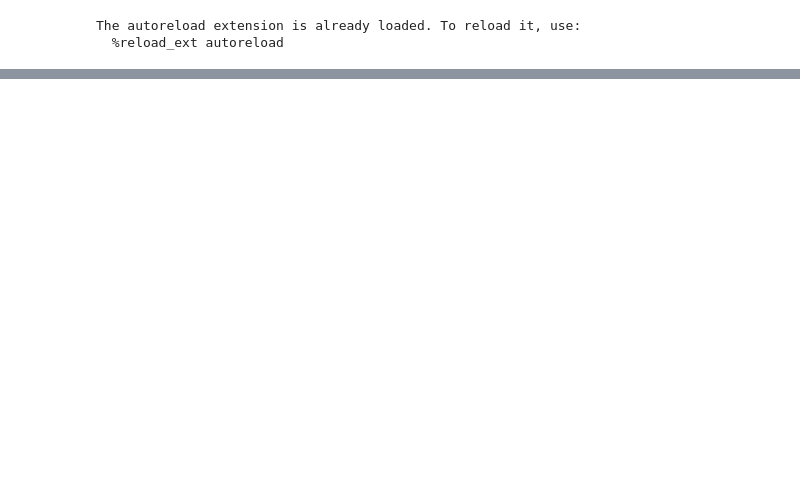
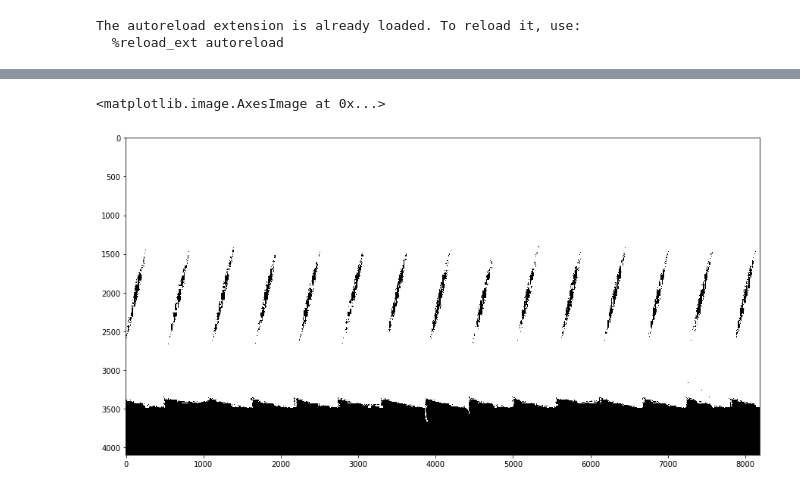
Before and after one commit to nasa-gibs/gibs-ml, a Jupyter notebook: test.ipynb, the cells around one changed output, grey strips where cells are left out. Saved outputs shown, nothing was run; the diff lists cells and outputs as text; code cells hidden in the pictures; blank space fills up the shorter version.

```diff
--- a/test.ipynb
+++ b/test.ipynb
@@ -42,0 +47,10 @@ plt.imshow(image)
+# %%
+# Grayscale the image
+imgray = cv2.cvtColor(image, cv2.COLOR_BGR2GRAY)
+
+# Threshold the image to black and white
+_, im_thresh = cv2.threshold(imgray, 0, 255, cv2.THRESH_BINARY)
+plt.imshow(im_thresh)
+# %% [output]
+<matplotlib.image.AxesImage at 0x...>
+[figure, added]
```
Also changed, not shown: parts of 6 cells of this notebook, 1 other file.
